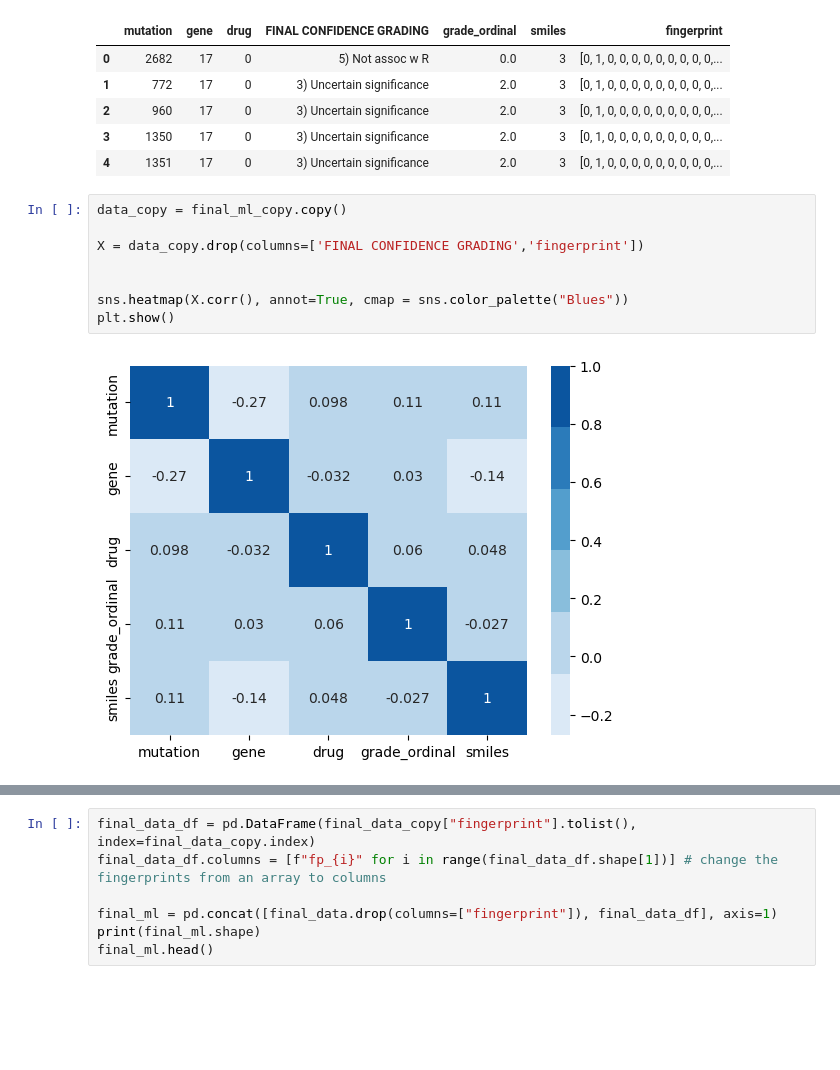
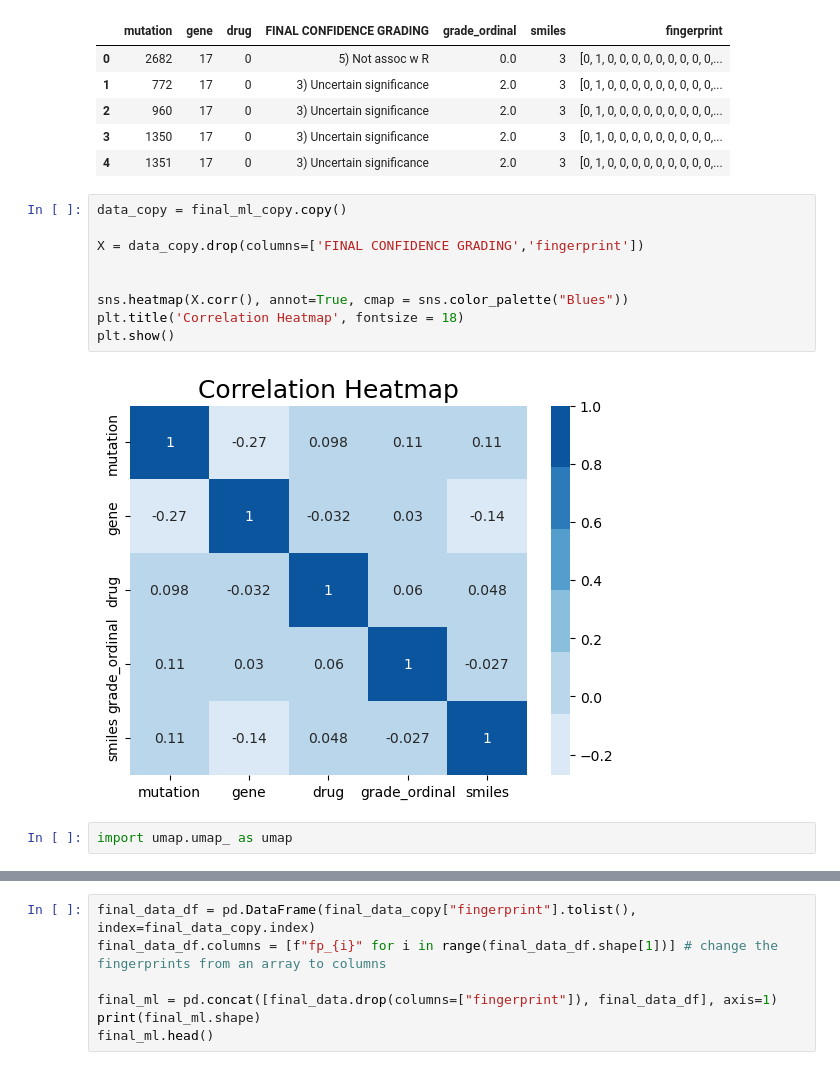
Before and after one commit to crisway-collab/277B-Final-Project, a Jupyter notebook: draft.ipynb, the cells around one changed output, grey strips where cells are left out. Cells and saved outputs as stored; diff of their text form; blank space fills up the shorter version.

Commit message:
UMAP

```diff
--- a/draft.ipynb
+++ b/draft.ipynb
@@ -216,10 +216,13 @@ final_ml_copy.head()
 # %%
 data_copy = final_ml_copy.copy()
 
 X = data_copy.drop(columns=['FINAL CONFIDENCE GRADING','fingerprint'])
 
 
 sns.heatmap(X.corr(), annot=True, cmap = sns.color_palette("Blues"))
+plt.title('Correlation Heatmap', fontsize = 18)
 plt.show()
 # %% [output]
-[figure, old version]
+[figure, new version]
+# %%
+import umap.umap_ as umap
```
Also changed, not shown: parts of 1 cell of this notebook.
